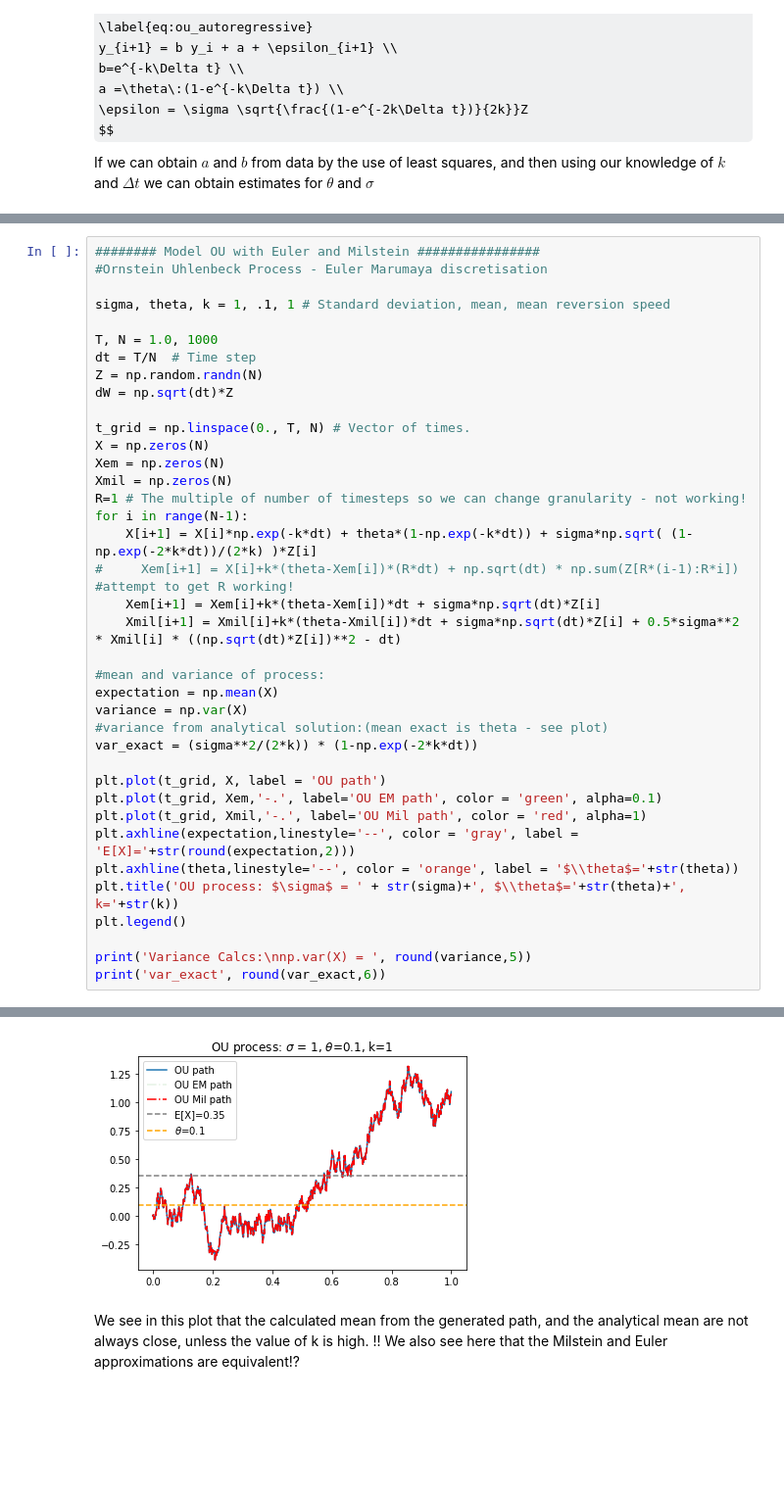
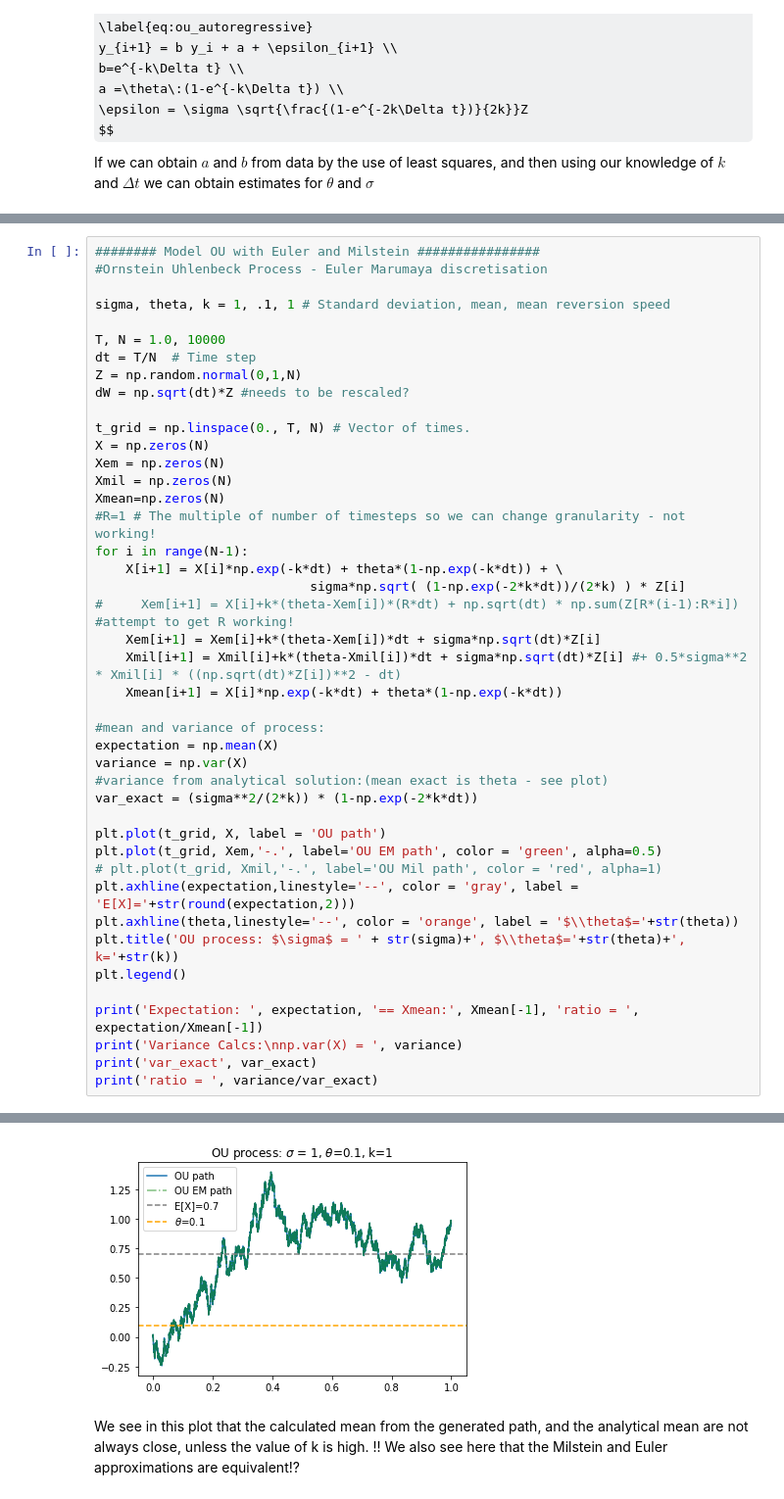
Before and after one commit to s2133934/StochVol, a Jupyter notebook: Notes.ipynb, the cells around one changed output, grey strips where cells are left out. Shown at 98% size. Saved outputs shown, nothing was run; the diff lists cells and outputs as text; some formulas as TeX source; blank space fills up the shorter version.

```diff
--- a/Notes.ipynb
+++ b/Notes.ipynb
@@ -752,21 +817,24 @@ where RSS is the residual sum of squares, $N$ the number of samples, and $m$ the
 
 sigma, theta, k = 1, .1, 1 # Standard deviation, mean, mean reversion speed
 
-T, N = 1.0, 1000
+T, N = 1.0, 10000
 dt = T/N  # Time step
-Z = np.random.randn(N)
-dW = np.sqrt(dt)*Z
+Z = np.random.normal(0,1,N)
+dW = np.sqrt(dt)*Z #needs to be rescaled?
 
 t_grid = np.linspace(0., T, N) # Vector of times.
 X = np.zeros(N)
 Xem = np.zeros(N)
 Xmil = np.zeros(N)
-R=1 # The multiple of number of timesteps so we can change granularity - not working!
+Xmean=np.zeros(N)
+#R=1 # The multiple of number of timesteps so we can change granularity - not working!
 for i in range(N-1):
-    X[i+1] = X[i]*np.exp(-k*dt) + theta*(1-np.exp(-k*dt)) + sigma*np.sqrt( (1-np.exp(-2*k*dt))/(2*k) )*Z[i]
+    X[i+1] = X[i]*np.exp(-k*dt) + theta*(1-np.exp(-k*dt)) + \
+                            sigma*np.sqrt( (1-np.exp(-2*k*dt))/(2*k) ) * Z[i]
 #     Xem[i+1] = X[i]+k*(theta-Xem[i])*(R*dt) + np.sqrt(dt) * np.sum(Z[R*(i-1):R*i]) #attempt to get R working!
     Xem[i+1] = Xem[i]+k*(theta-Xem[i])*dt + sigma*np.sqrt(dt)*Z[i]
-    Xmil[i+1] = Xmil[i]+k*(theta-Xmil[i])*dt + sigma*np.sqrt(dt)*Z[i] + 0.5*sigma**2 * Xmil[i] * ((np.sqrt(dt)*Z[i])**2 - dt)
+    Xmil[i+1] = Xmil[i]+k*(theta-Xmil[i])*dt + sigma*np.sqrt(dt)*Z[i] #+ 0.5*sigma**2 * Xmil[i] * ((np.sqrt(dt)*Z[i])**2 - dt)
+    Xmean[i+1] = X[i]*np.exp(-k*dt) + theta*(1-np.exp(-k*dt))
 
 #mean and variance of process:
 expectation = np.mean(X)
@@ -775,13 +843,15 @@ variance = np.var(X)
 var_exact = (sigma**2/(2*k)) * (1-np.exp(-2*k*dt))
 
 plt.plot(t_grid, X, label = 'OU path')
-plt.plot(t_grid, Xem,'-.', label='OU EM path', color = 'green', alpha=0.1)
-plt.plot(t_grid, Xmil,'-.', label='OU Mil path', color = 'red', alpha=1)
+plt.plot(t_grid, Xem,'-.', label='OU EM path', color = 'green', alpha=0.5)
+# plt.plot(t_grid, Xmil,'-.', label='OU Mil path', color = 'red', alpha=1)
 plt.axhline(expectation,linestyle='--', color = 'gray', label = 'E[X]='+str(round(expectation,2)))
 plt.axhline(theta,linestyle='--', color = 'orange', label = '$\\theta$='+str(theta))
 plt.title('OU process: $\sigma$ = ' + str(sigma)+', $\\theta$='+str(theta)+', k='+str(k))
 plt.legend()
 
-print('Variance Calcs:\nnp.var(X) = ', round(variance,5))
-print('var_exact', round(var_exact,6))
+print('Expectation: ', expectation, '== Xmean:', Xmean[-1], 'ratio = ', expectation/Xmean[-1])
+print('Variance Calcs:\nnp.var(X) = ', variance)
+print('var_exact', var_exact)
+print('ratio = ', variance/var_exact)
 # %% [output]
@@ -791,4 +863,4 @@ var_exact 0.000999
-[figure, old version]
+[figure, new version]
 # %% [markdown]
 We see in this plot that the calculated mean from the generated path, and the analytical mean are not always close, unless the value of k is high.
 !! We also see here that the Milstein and Euler approximations are equivalent!?
```
Also changed, not shown: parts of 68 cells of this notebook, 10 other files.
